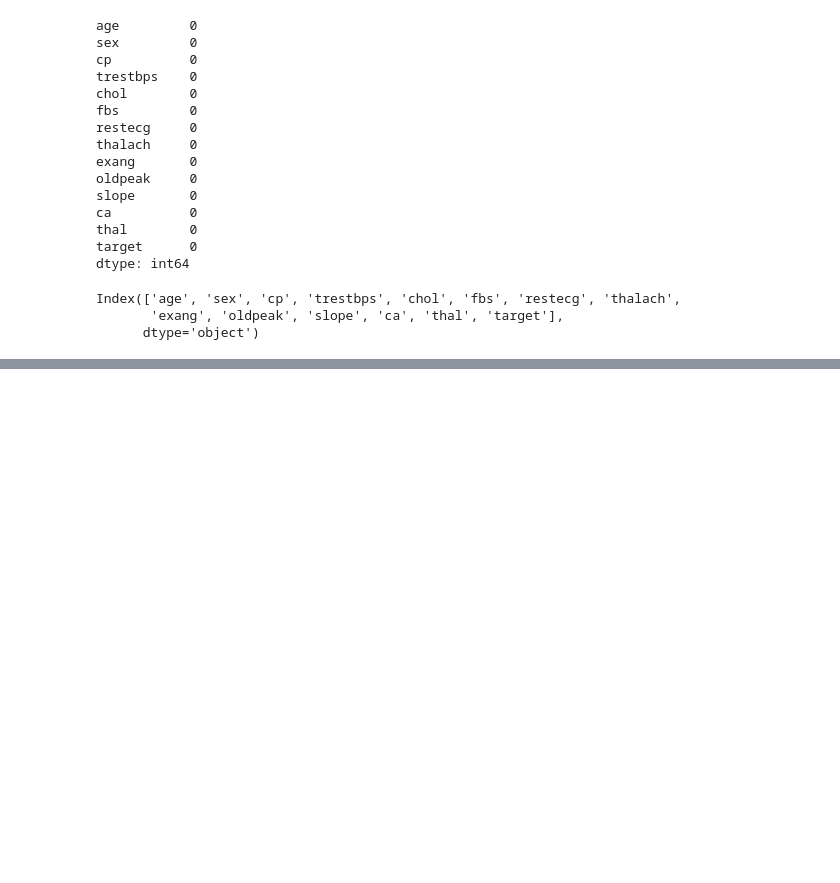
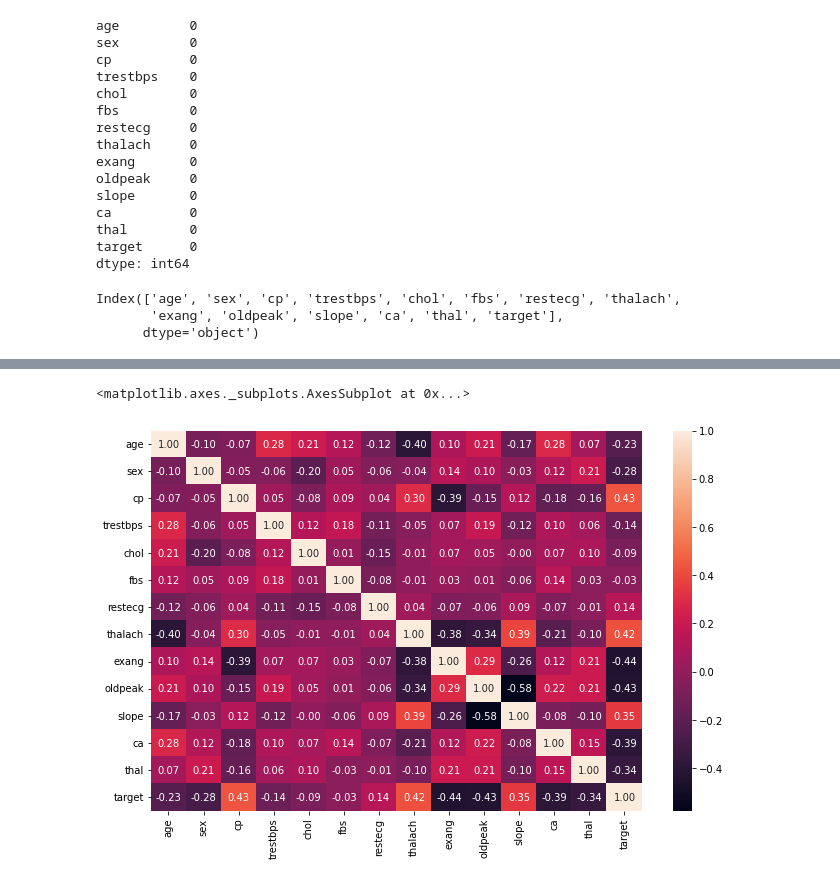
Before and after one commit to robajo12/data301_predictive_analytics_machine_learning, a Jupyter notebook: ml_projects/ml_practice_problems.ipynb, the cells around one changed output, grey strips where cells are left out. Cells and saved outputs as stored; diff of their text form; code cells hidden in the pictures; blank space fills up the shorter version.

```diff
--- a/ml_projects/ml_practice_problems.ipynb
+++ b/ml_projects/ml_practice_problems.ipynb
@@ -105,0 +94,8 @@ sns.distplot(df)
+# %%
+#relationships analysis
+fig, axe = plt.subplots()
+fig.set_size_inches(11,7)
+sns.heatmap(df.corr(),ax=axe,fmt='.2f', annot=True )
+# %% [output]
+<matplotlib.axes._subplots.AxesSubplot at 0x...>
+[figure, added]
```
Also changed, not shown: parts of 57 cells of this notebook.
